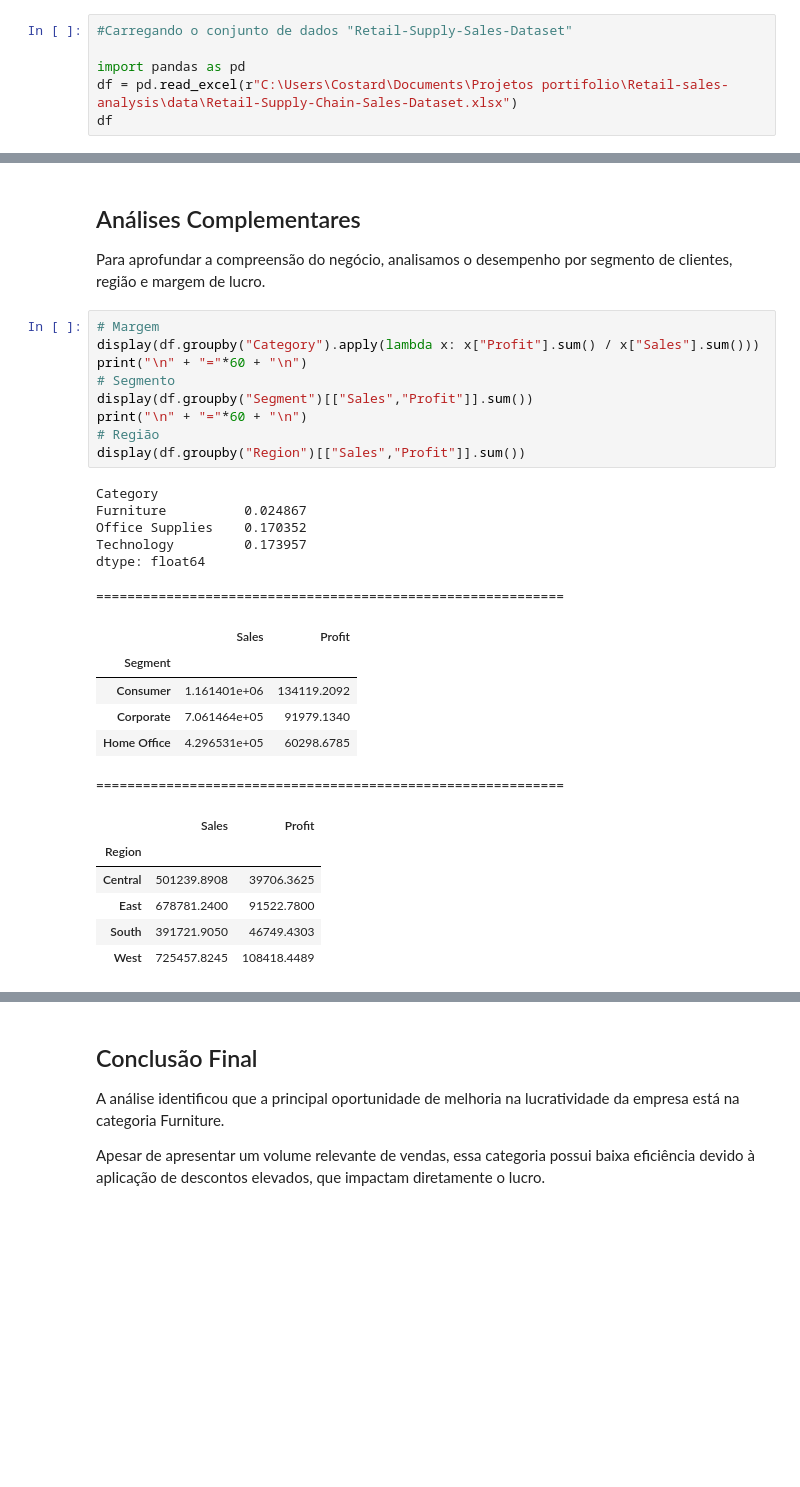
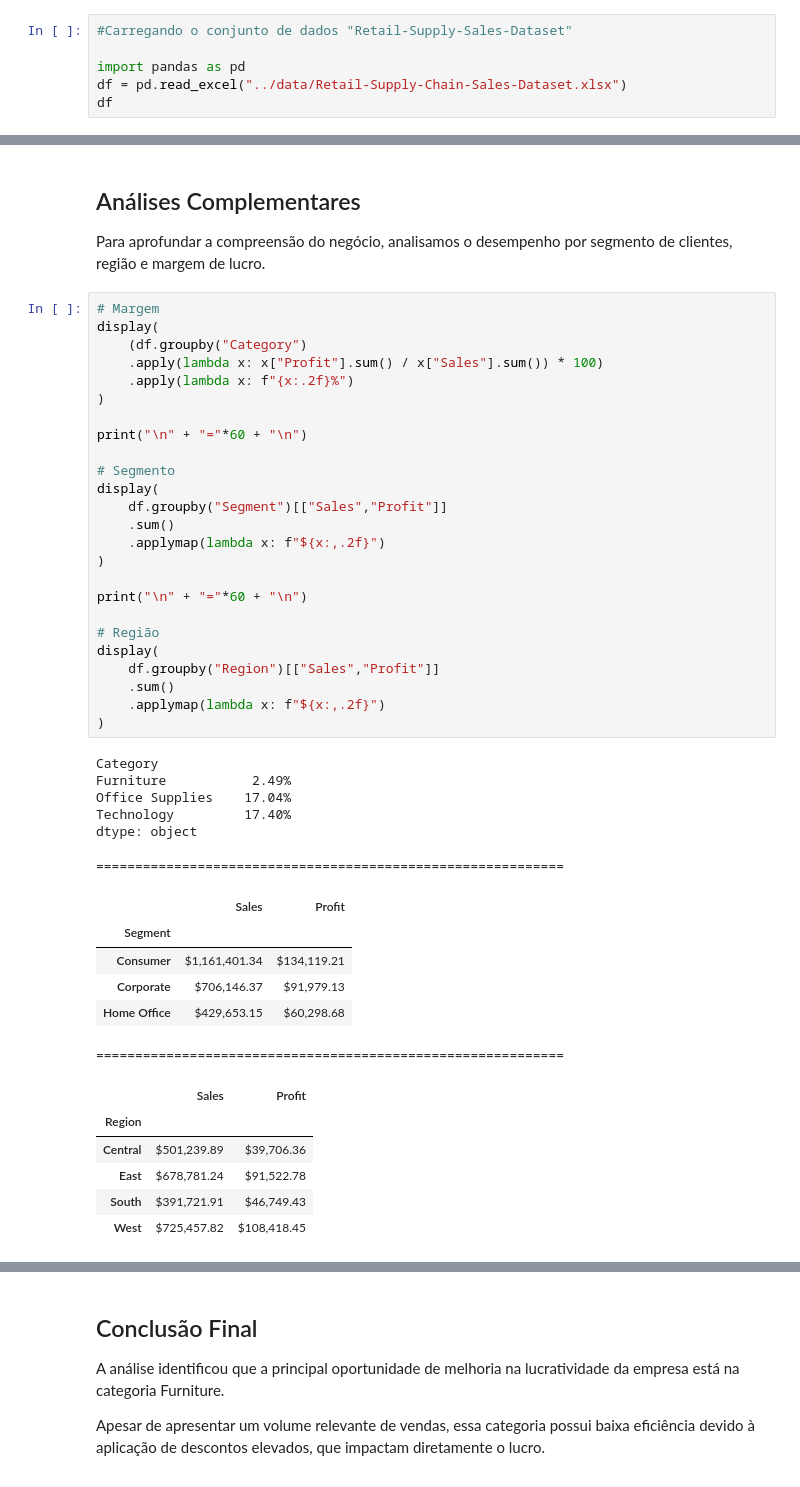
Before and after one commit to jvribeirocostard/Retail-sales-analysis, a Jupyter notebook: notebooks/retail-sales.ipynb, the cells around one changed output, grey strips where cells are left out. Cells and saved outputs as stored; diff of their text form; blank space fills up the shorter version.

```diff
--- a/notebooks/retail-sales.ipynb
+++ b/notebooks/retail-sales.ipynb
@@ -14,7 +16,7 @@ Como melhorar o desempenho de vendas e a lucratividade da empresa?
 #Carregando o conjunto de dados "Retail-Supply-Sales-Dataset"
 
 import pandas as pd
-df = pd.read_excel(r"C:\Users\Costard\Documents\Projetos portifolio\Retail-sales-analysis\data\Retail-Supply-Chain-Sales-Dataset.xlsx")
+df = pd.read_excel("../data/Retail-Supply-Chain-Sales-Dataset.xlsx")
 df
 # %% [output]
 |  | Row ID | Order ID | Order Date | Ship Date | Ship Mode | Customer ID | Customer Name | Segment | Country | ... |
@@ -237,30 +239,46 @@ Isso evidencia que a política de descontos é o principal fator responsável pe
 Para aprofundar a compreensão do negócio, analisamos o desempenho por segmento de clientes, região e margem de lucro.
 # %%
 # Margem
-display(df.groupby("Category").apply(lambda x: x["Profit"].sum() / x["Sales"].sum()))
+display(
+    (df.groupby("Category")
+    .apply(lambda x: x["Profit"].sum() / x["Sales"].sum()) * 100)
+    .apply(lambda x: f"{x:.2f}%")
+)
+
 print("\n" + "="*60 + "\n")
+
 # Segmento
-display(df.groupby("Segment")[["Sales","Profit"]].sum())
+display(
+    df.groupby("Segment")[["Sales","Profit"]]
+    .sum()
+    .applymap(lambda x: f"${x:,.2f}")
+)
+
 print("\n" + "="*60 + "\n")
+
 # Região
-display(df.groupby("Region")[["Sales","Profit"]].sum())
+display(
+    df.groupby("Region")[["Sales","Profit"]]
+    .sum()
+    .applymap(lambda x: f"${x:,.2f}")
+)
 # %% [output]
 Category
-Furniture          0.024867
-Office Supplies    0.170352
-Technology         0.173957
-dtype: float64
+Furniture           2.49%
+Office Supplies    17.04%
+Technology         17.40%
+dtype: object
 ============================================================
 |  | Sales | Profit |
 | Segment |  |  |
-| Consumer | 1.161401e+06 | 134119.2092 |
-| Corporate | 7.061464e+05 | 91979.1340 |
-| Home Office | 4.296531e+05 | 60298.6785 |
+| Consumer | $1,161,401.34 | $134,119.21 |
+| Corporate | $706,146.37 | $91,979.13 |
+| Home Office | $429,653.15 | $60,298.68 |
 ============================================================
 |  | Sales | Profit |
 | Region |  |  |
-| Central | 501239.8908 | 39706.3625 |
-| East | 678781.2400 | 91522.7800 |
-| South | 391721.9050 | 46749.4303 |
-| West | 725457.8245 | 108418.4489 |
+| Central | $501,239.89 | $39,706.36 |
+| East | $678,781.24 | $91,522.78 |
+| South | $391,721.91 | $46,749.43 |
+| West | $725,457.82 | $108,418.45 |
 # %% [markdown]
```
Also changed, not shown: parts of 9 cells of this notebook, 1 other file.
